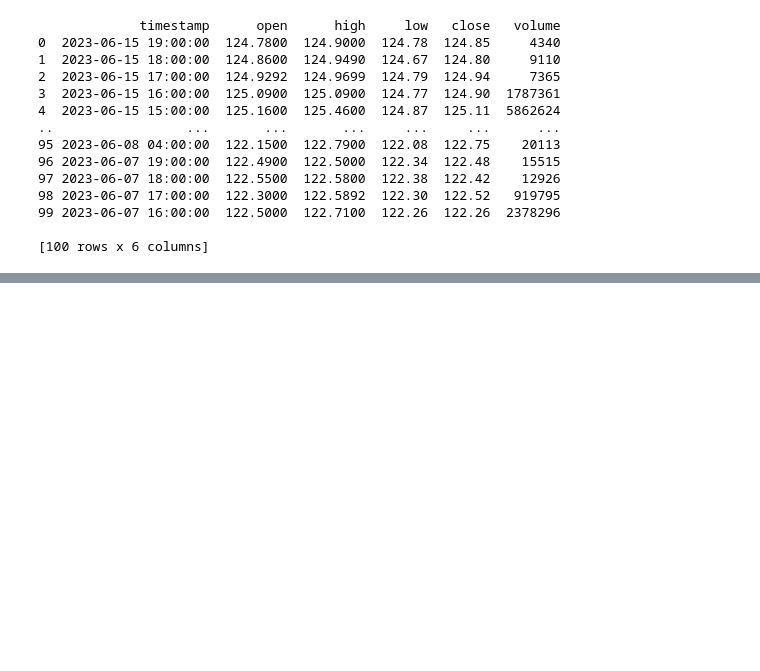
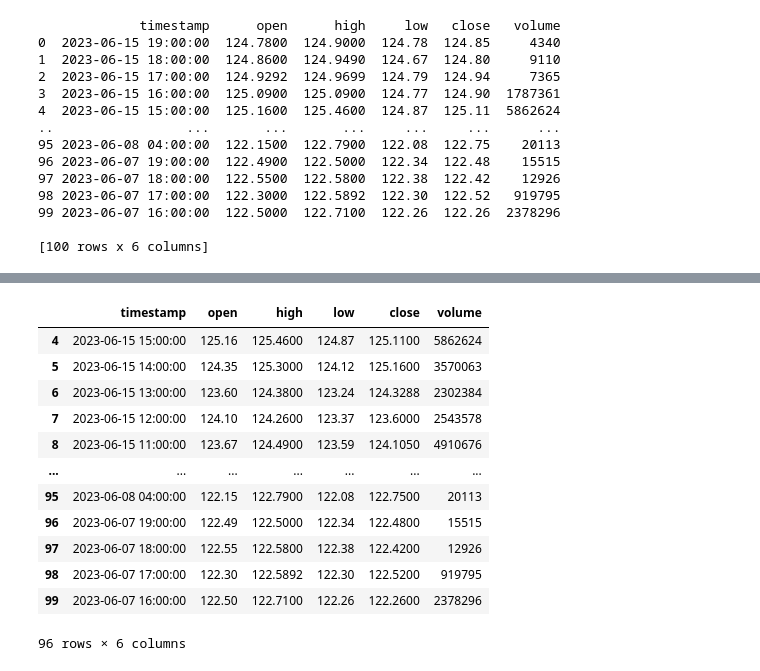
Before and after one commit to anishantony8/AWS, a Jupyter notebook: API.ipynb, the cells around one changed output, grey strips where cells are left out. Cells and saved outputs as stored; diff of their text form; code cells hidden in the pictures; blank space fills up the shorter version.

```diff
--- a/API.ipynb
+++ b/API.ipynb
@@ -241,0 +320,16 @@ class Strategy:
+# %%
+df
+# %% [output]
+|  | timestamp | open | high | low | close | volume |
+| 4 | 2023-06-15 15:00:00 | 125.16 | 125.4600 | 124.87 | 125.1100 | 5862624 |
+| 5 | 2023-06-15 14:00:00 | 124.35 | 125.3000 | 124.12 | 125.1600 | 3570063 |
+| 6 | 2023-06-15 13:00:00 | 123.60 | 124.3800 | 123.24 | 124.3288 | 2302384 |
+| 7 | 2023-06-15 12:00:00 | 124.10 | 124.2600 | 123.37 | 123.6000 | 2543578 |
+| 8 | 2023-06-15 11:00:00 | 123.67 | 124.4900 | 123.59 | 124.1050 | 4910676 |
+| ... | ... | ... | ... | ... | ... | ... |
+| 95 | 2023-06-08 04:00:00 | 122.15 | 122.7900 | 122.08 | 122.7500 | 20113 |
+| 96 | 2023-06-07 19:00:00 | 122.49 | 122.5000 | 122.34 | 122.4800 | 15515 |
+| 97 | 2023-06-07 18:00:00 | 122.55 | 122.5800 | 122.38 | 122.4200 | 12926 |
+| 98 | 2023-06-07 17:00:00 | 122.30 | 122.5892 | 122.30 | 122.5200 | 919795 |
+| 99 | 2023-06-07 16:00:00 | 122.50 | 122.7100 | 122.26 | 122.2600 | 2378296 |
+96 rows × 6 columns
```
Also changed, not shown: parts of 20 cells of this notebook.
